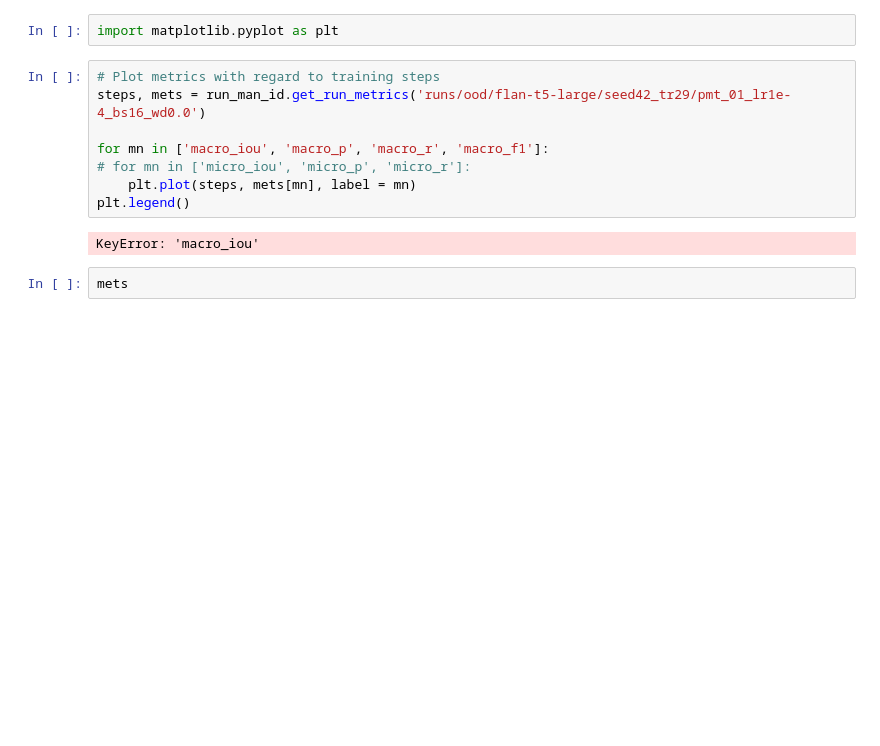
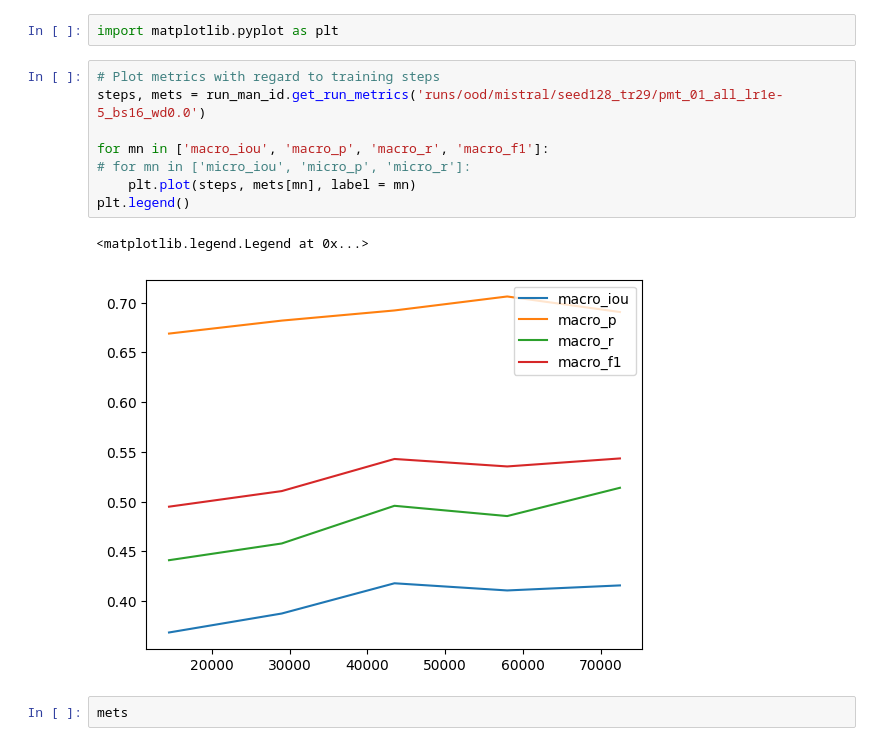
Before and after one commit to srhthu/ContClause, a Jupyter notebook: scripts/jupyter/get_metrics.ipynb, the cells around one changed output. Drawn from its saved outputs; the diff is of its cells as text; blank space fills up the shorter version.

```diff
--- a/scripts/jupyter/get_metrics.ipynb
+++ b/scripts/jupyter/get_metrics.ipynb
@@ -212,14 +316,15 @@ run_man.runs
 import matplotlib.pyplot as plt
 # %%
 # Plot metrics with regard to training steps
-steps, mets = run_man_id.get_run_metrics('runs/ood/flan-t5-large/seed42_tr29/pmt_01_lr1e-4_bs16_wd0.0')
+steps, mets = run_man_id.get_run_metrics('runs/ood/mistral/seed128_tr29/pmt_01_all_lr1e-5_bs16_wd0.0')
 
 for mn in ['macro_iou', 'macro_p', 'macro_r', 'macro_f1']:
 # for mn in ['micro_iou', 'micro_p', 'micro_r']:
     plt.plot(steps, mets[mn], label = mn)
 plt.legend()
 # %% [output]
-KeyError: 'macro_iou'
+<matplotlib.legend.Legend at 0x...>
+[figure, added]
 # %%
 mets
 # %% [output]
```
Also changed, not shown: parts of 17 cells of this notebook, 20 other files.
